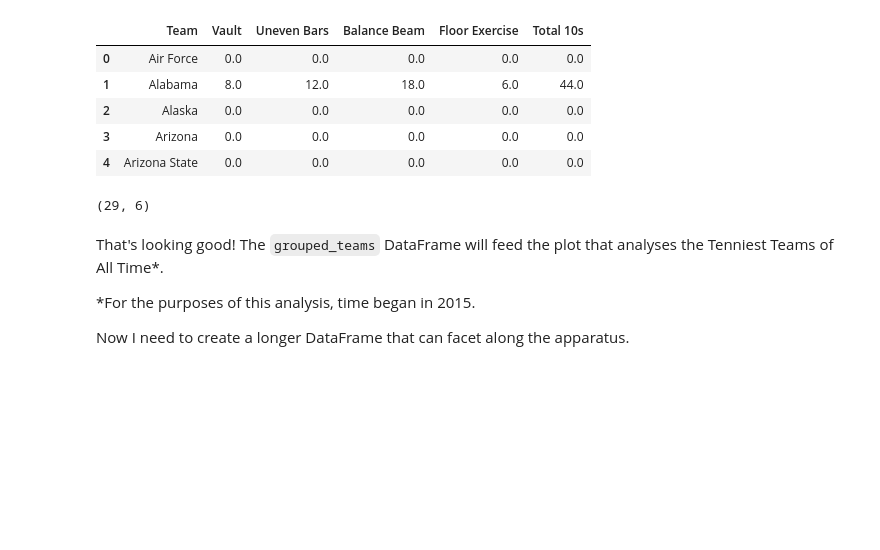
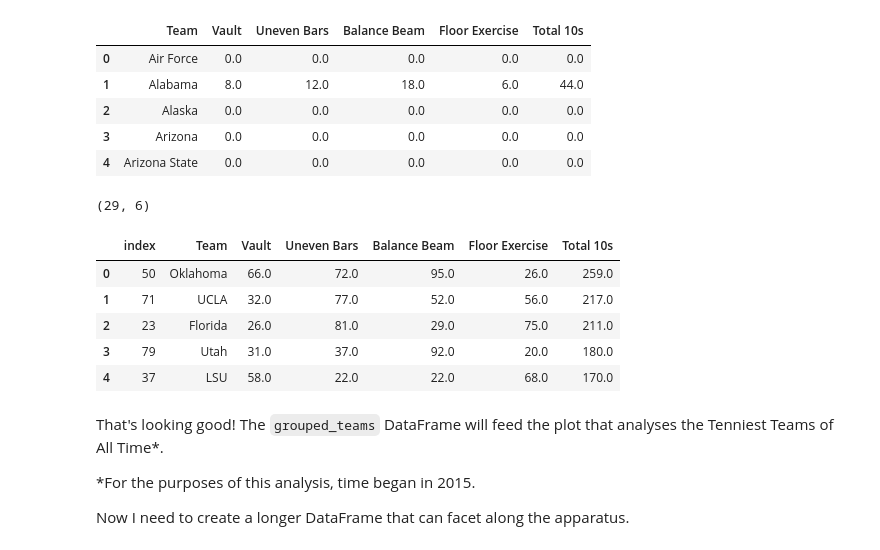
Before and after one commit to LSE-ME204/me204-2024-project-jesatuts2, a Jupyter notebook: notebooks/NB03-EDA-and-Dataviz.ipynb, the cells around one changed output. Cells and saved outputs as stored; diff of their text form; code cells hidden in the pictures; blank space fills up the shorter version.

```diff
--- a/notebooks/NB03-EDA-and-Dataviz.ipynb
+++ b/notebooks/NB03-EDA-and-Dataviz.ipynb
@@ -380,6 +381,19 @@ grouped_teams_df = grouped_teams_df.sort_values(by='Team', ascending=True)
 grouped_teams_df.shape
 # %% [output]
 (29, 6)
+# %%
+# Sort the grouped_teams df to put the team with the most overall 10s at the top
+grouped_teams_df = grouped_teams_df.sort_values(by='Total 10s', ascending=False).reset_index()
+
+#Preview the df
+grouped_teams_df.head()
+# %% [output]
+|  | index | Team | Vault | Uneven Bars | Balance Beam | Floor Exercise | Total 10s |
+| 0 | 50 | Oklahoma | 66.0 | 72.0 | 95.0 | 26.0 | 259.0 |
+| 1 | 71 | UCLA | 32.0 | 77.0 | 52.0 | 56.0 | 217.0 |
+| 2 | 23 | Florida | 26.0 | 81.0 | 29.0 | 75.0 | 211.0 |
+| 3 | 79 | Utah | 31.0 | 37.0 | 92.0 | 20.0 | 180.0 |
+| 4 | 37 | LSU | 58.0 | 22.0 | 22.0 | 68.0 | 170.0 |
 # %% [markdown]
 That's looking good! The `grouped_teams` DataFrame will feed the plot that analyses the Tenniest Teams of All Time*.
 
```
Also changed, not shown: parts of 10 cells of this notebook, 6 other files.
